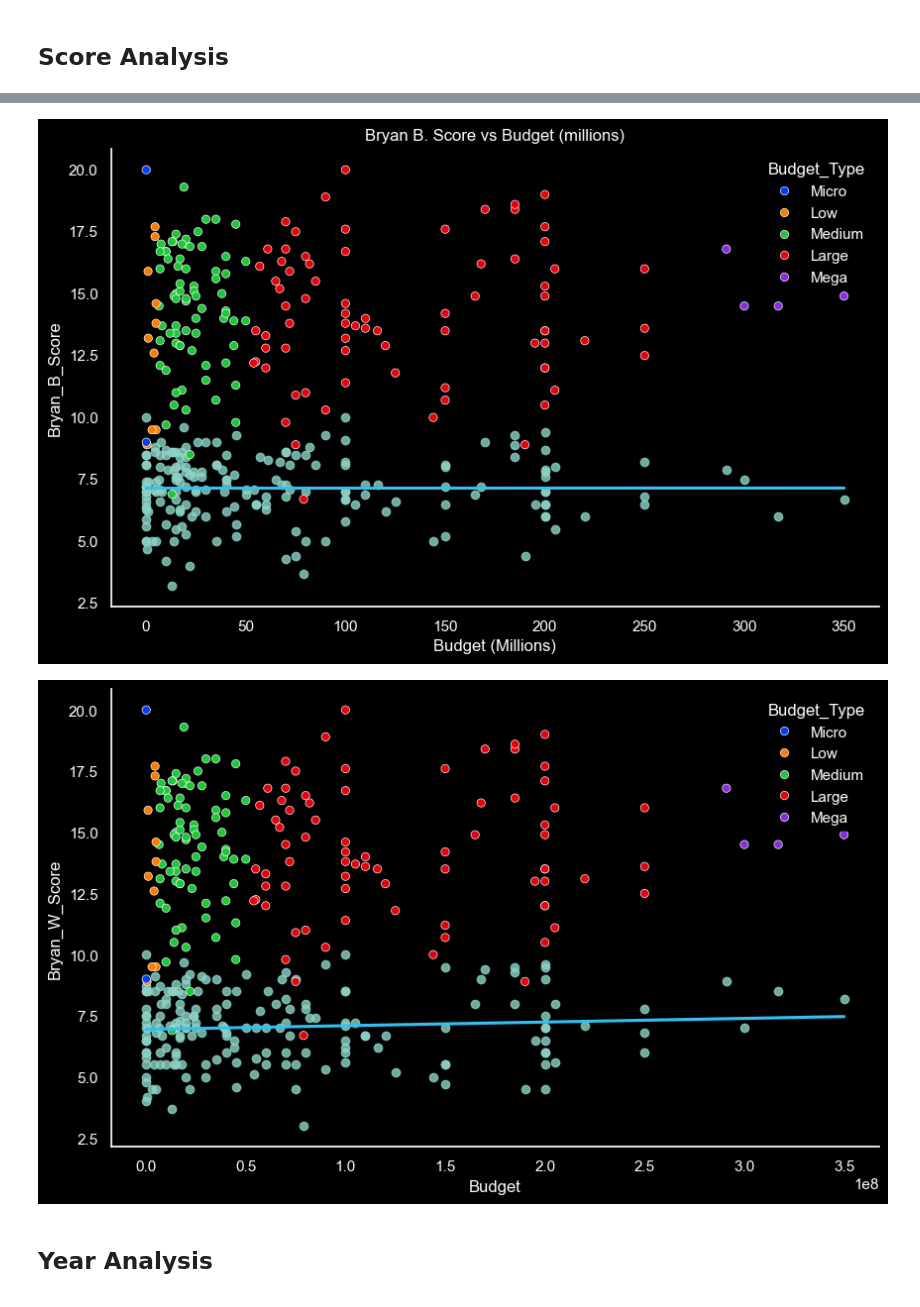
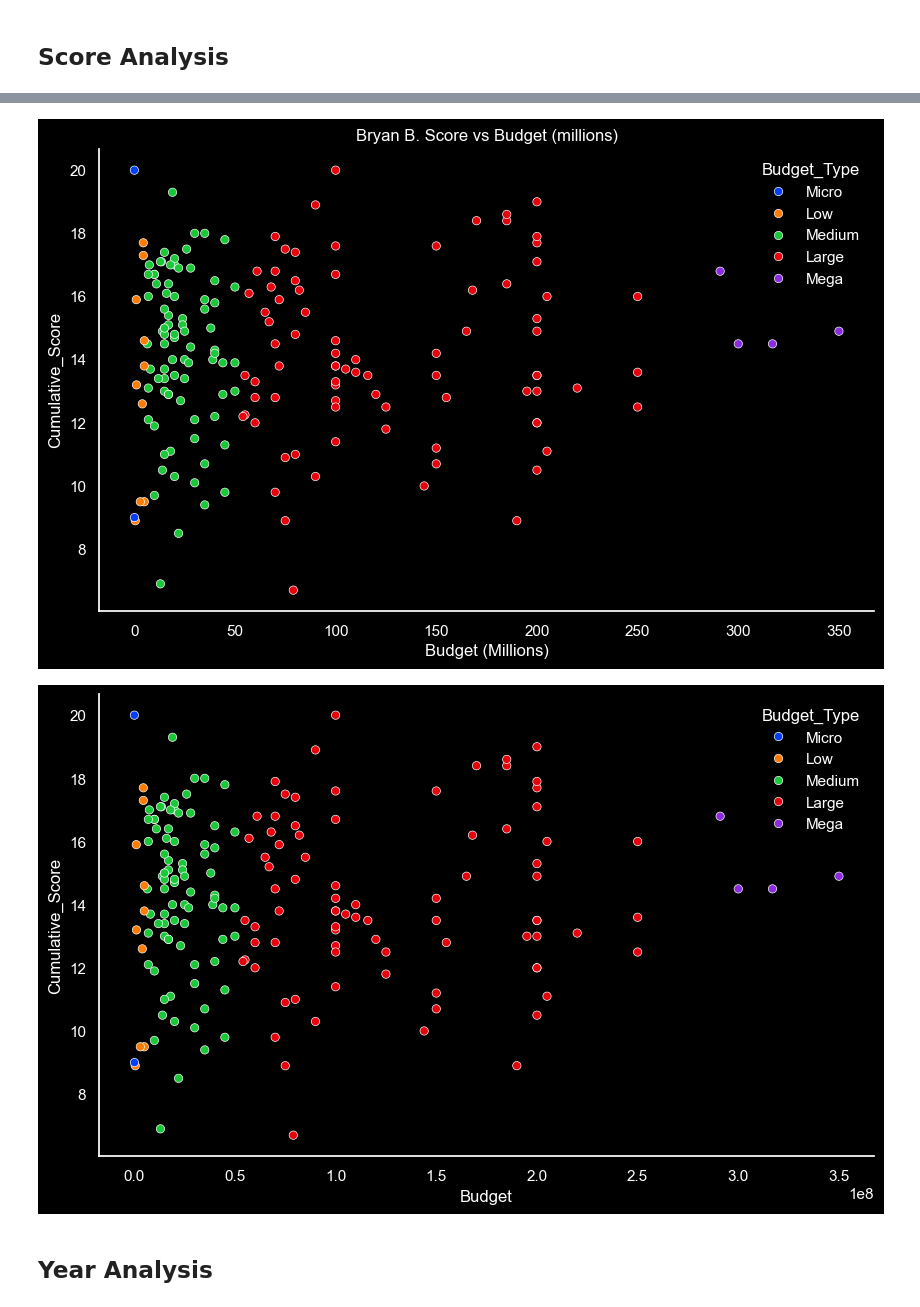
Before and after one commit to LKrae/Visualization_Project_Podcast, a Jupyter notebook: Visualization_Podcast.ipynb, the cells around one changed output, grey strips where cells are left out. Saved outputs shown, nothing was run; the diff lists cells and outputs as text; code cells hidden in the pictures.

```diff
--- a/Visualization_Podcast.ipynb
+++ b/Visualization_Podcast.ipynb
@@ -631,25 +633,23 @@ ax.spines['bottom'].set_visible(True);
 #scatter plot of budget type and score
 fig, ax = plt.subplots(figsize=(10,6))
 plt.title("Bryan B. Score vs Budget (millions)")
-sns.regplot(x=df['Budget (Millions)'], y=df['Bryan_B_Score'], ci=False, line_kws={'color':colors[0]})
 sns.scatterplot(data=df, x="Budget (Millions)", y="Cumulative_Score", hue='Budget_Type', palette='bright')
 ax.spines['right'].set_visible(False)
 ax.spines['top'].set_visible(False)
 ax.spines['left'].set_visible(True)
 ax.spines['bottom'].set_visible(True);
 # %% [output]
-[figure, old version]
+[figure, new version]
 # %%
 #scatter plot of budget type and score
 fig, ax = plt.subplots(figsize=(10,6))
-sns.regplot(x=df['Budget'], y=df['Bryan_W_Score'], ci=False, line_kws={'color':colors[0]})
 sns.scatterplot(data=df, x="Budget", y="Cumulative_Score", hue='Budget_Type', palette='bright')
 ax.spines['right'].set_visible(False)
 ax.spines['top'].set_visible(False)
 ax.spines['left'].set_visible(True)
 ax.spines['bottom'].set_visible(True);
 # %% [output]
-[figure, old version]
+[figure, new version]
 # %% [markdown]
 ## Year Analysis
 # %%
```
Also changed, not shown: parts of 44 cells of this notebook, 1 other file.
